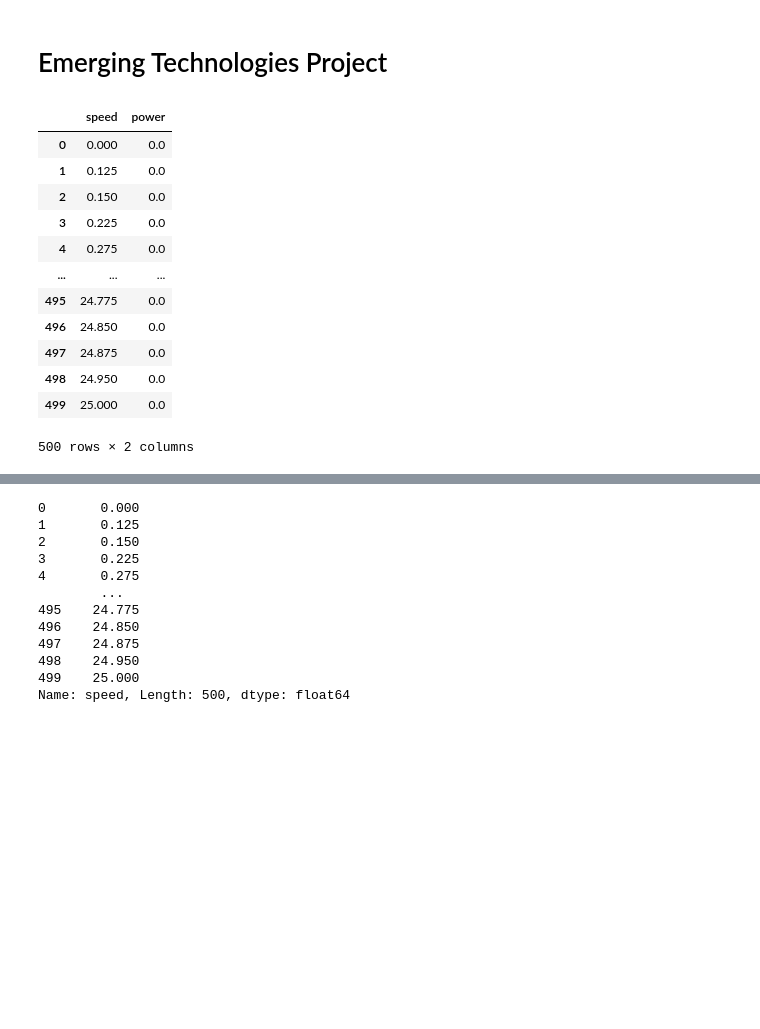
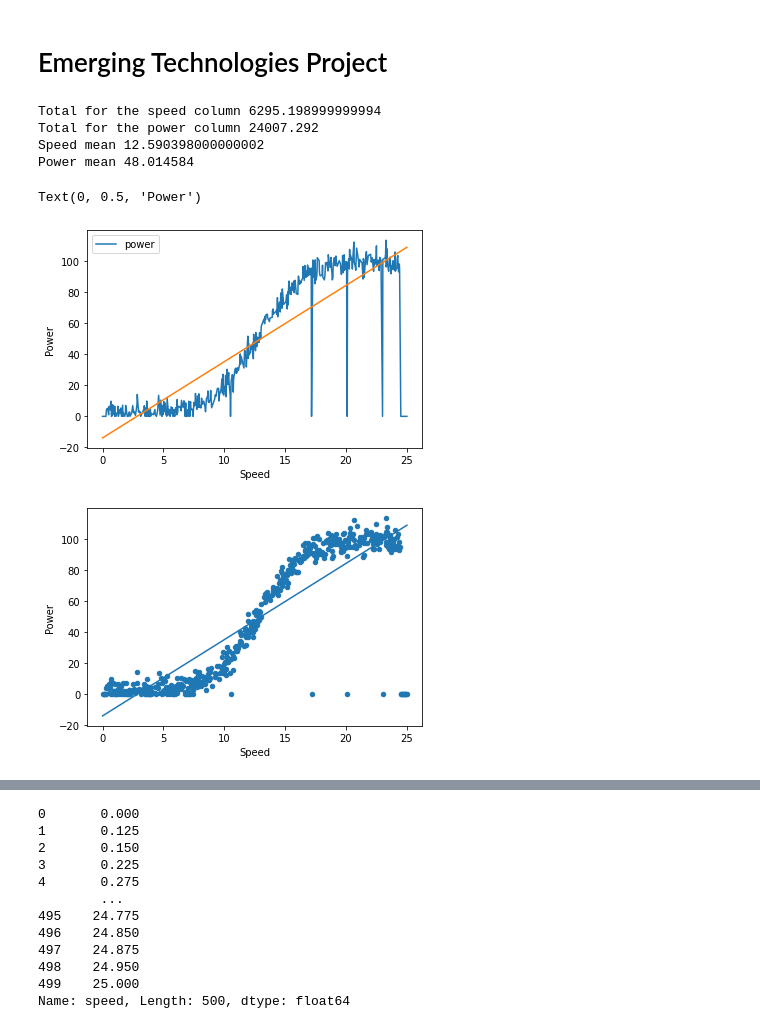
Before and after one commit to WilliamVida/EmergingTechnologiesProject, a Jupyter notebook: Project.ipynb, the cells around one changed output, grey strips where cells are left out. Saved outputs shown, nothing was run; the diff lists cells and outputs as text; code cells hidden in the pictures; blank space fills up the shorter version.

```diff
--- a/Project.ipynb
+++ b/Project.ipynb
@@ -9,23 +9,57 @@ import seaborn as sns
 import pandas as pd
 import plotly.express as px
 import plotly.graph_objects as go
-
-plt.style.use("bmh")
+import csv
+from numpy.polynomial.polynomial import polyfit
+from statistics import mean
+import sklearn.cluster as skcl
-# %%
-speedPower = pd.read_csv("https://raw.githubusercontent.com/ianmcloughlin/2020A-machstat-project/master/dataset/powerproduction.csv")
-# print(speedPower)
-speedPower
-# %% [output]
-|  | speed | power |
-| 0 | 0.000 | 0.0 |
-| 1 | 0.125 | 0.0 |
-| 2 | 0.150 | 0.0 |
-| 3 | 0.225 | 0.0 |
-| 4 | 0.275 | 0.0 |
-| ... | ... | ... |
-| 495 | 24.775 | 0.0 |
-| 496 | 24.850 | 0.0 |
-| 497 | 24.875 | 0.0 |
-| 498 | 24.950 | 0.0 |
-| 499 | 25.000 | 0.0 |
-500 rows × 2 columns
+# %%
+speedPowerFile = "powerproduction.csv"
+speedPower = pd.read_csv(speedPowerFile)
+
+cr = csv.reader(open(speedPowerFile,"r"))
+df = pd.read_csv(speedPowerFile)
+
+# To skip the header.
+next(cr)
+
+speedTotal = 0
+powerTotal = 0
+
+speedValues = []
+powerValues = []
+
+rowtotalValues = []
+
+for row in cr:
+    speedTotal += float(row[0])
+    powerTotal += float(row[1])
+    speedValues.append(row[0])
+    powerValues.append(row[1])
+
+speedValues = [float(i) for i in speedValues]
+powerValues = [float(i) for i in powerValues]
+
+print("Total for the speed column", speedTotal)
+print("Total for the power column", powerTotal)
+print("Speed mean", np.mean(speedValues))
+print("Power mean", np.mean(powerValues))
+
+speedPower.plot(x = "speed", y = "power")
+# Line of best fit https://stackoverflow.com/a/31800660.
+plt.plot(speedValues, np.poly1d(np.polyfit(speedValues, powerValues, 1))(speedValues))
+plt.xlabel("Speed")
+plt.ylabel("Power")
+
+speedPower.plot.scatter(x = "speed",y = "power")
+plt.plot(speedValues, np.poly1d(np.polyfit(speedValues, powerValues, 1))(speedValues))
+plt.xlabel("Speed")
+plt.ylabel("Power")
+# %% [output]
+Total for the speed column 6295.198999999994
+Total for the power column 24007.292
+Speed mean 12.590398000000002
+Power mean 48.014584
+Text(0, 0.5, 'Power')
+[figure, added]
+[figure, added]
```
Also changed, not shown: parts of 9 cells of this notebook, 2 other files.
